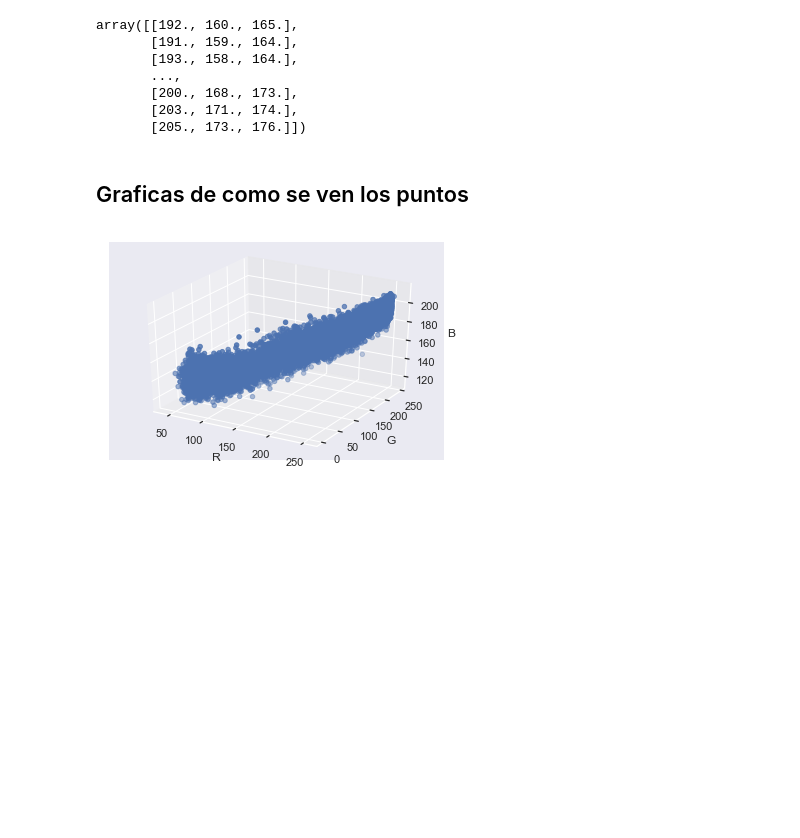
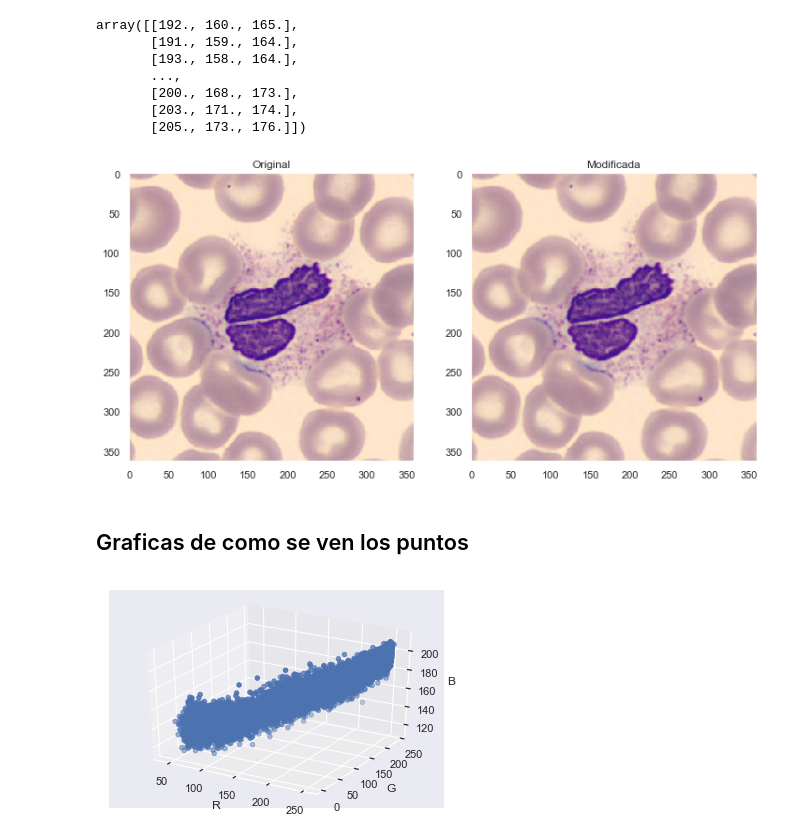
Before and after one commit to juanksRuiz/Machine_Learning, a Jupyter notebook: Proyectos/Proyectos Taller I/Clustering/Clustering II Cells/proy1_Clustering_2__ML_JuanCamiloRuiz.ipynb, the cells around one changed output. Drawn from its saved outputs; the diff is of its cells as text; code cells hidden in the pictures; blank space fills up the shorter version.

```diff
--- a/Proyectos/Proyectos Taller I/Clustering/Clustering II Cells/proy1_Clustering_2__ML_JuanCamiloRuiz.ipynb
+++ b/Proyectos/Proyectos Taller I/Clustering/Clustering II Cells/proy1_Clustering_2__ML_JuanCamiloRuiz.ipynb
@@ -66,6 +127,24 @@ array([[192., 160., 165.],
        [200., 168., 173.],
        [203., 171., 174.],
        [205., 173., 176.]])
+# %%
+img_tf = U_img(data[0])
+X_tf = img_to_matrix(img_tf)
+# %%
+def plot_2img(orig,modif):
+    f,ax= plt.subplots(1,2,figsize=(12,12))
+    spec2 = gridspec.GridSpec(ncols=2, nrows=1, figure=f)
+    ax[0].imshow(orig)
+    ax[0].grid(None)
+    ax[0].set_title("Original")
+
+    ax[1].imshow(modif)
+    ax[1].grid(None)
+    ax[1].set_title("Modificada")
+# %%
+plot_2img(data[0],img_tf)
+# %% [output]
+[figure, added]
 # %% [markdown]
 ## Graficas de como se ven los puntos
 # %%
```
Also changed, not shown: parts of 16 cells of this notebook, 9 other files.
